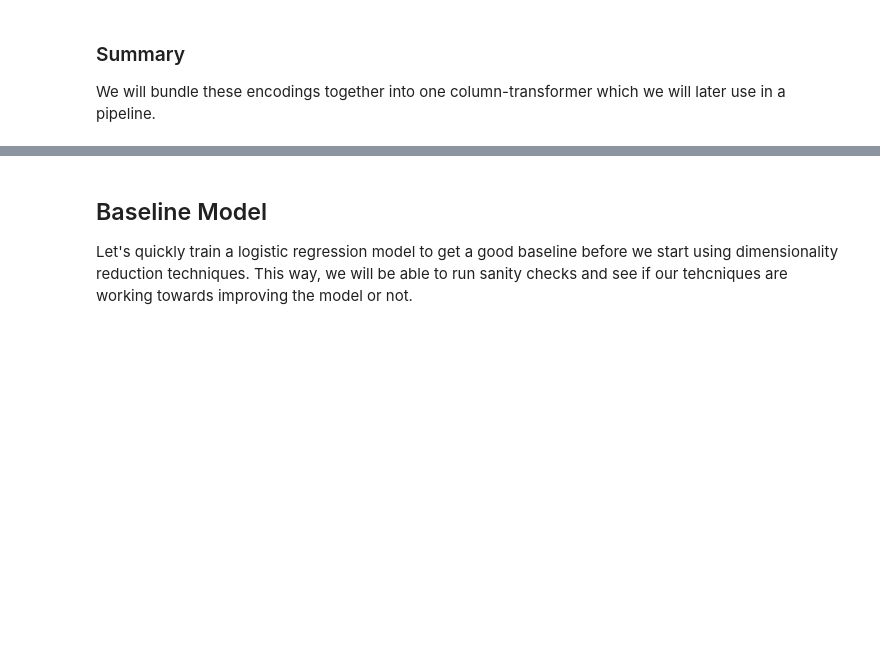
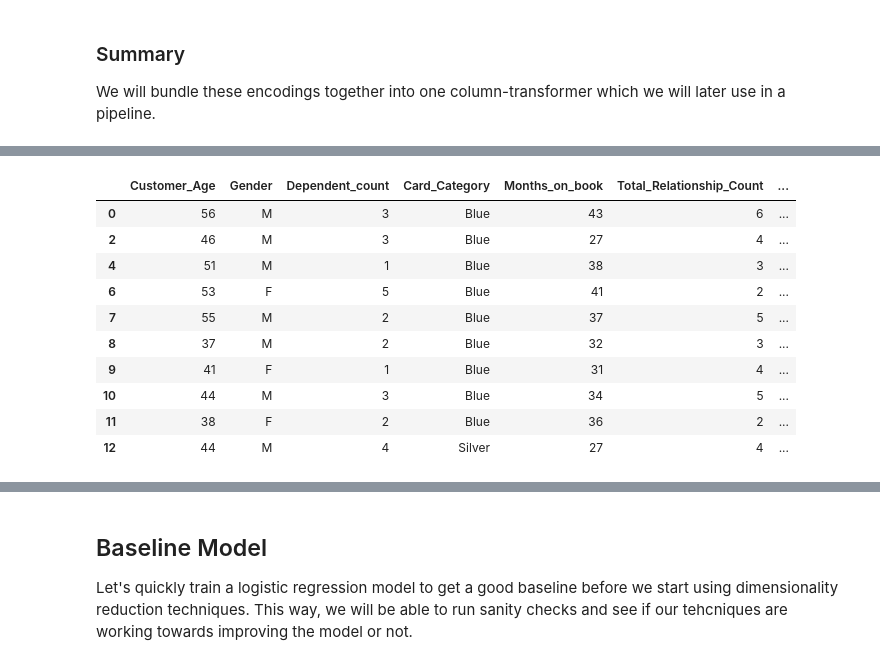
Before and after one commit to functorial/CreditCardCustomers, a Jupyter notebook: CreditCardCustomers.ipynb, the cells around one changed output, grey strips where cells are left out. Drawn from its saved outputs; the diff is of its cells as text; code cells hidden in the pictures; blank space fills up the shorter version.

```diff
--- a/CreditCardCustomers.ipynb
+++ b/CreditCardCustomers.ipynb
@@ -253,0 +304,8 @@ After this, we will train a machine learning algorithm on the data without missi
+# %%
+not_missing_df = train_df[(train_df['Education_Level'] != 'Unknown') &
+                          (train_df['Marital_Status']  != 'Unknown') &
+                          (train_df['Income_Category'] != 'Unknown')  ].copy()
+
+print('Number of rows: ', len(not_missing_df))
+unknown = not_missing_df == 'Unknown'
+unknown.sum()
@@ -253,0 +331,19 @@ After this, we will train a machine learning algorithm on the data without missi
+# %%
+not_missing_X = not_missing_df.drop(columns=['Attrition_Flag', 'Education_Level', 'Marital_Status', 'Income_Category'], axis='columns')
+not_missing_y1 = not_missing_df['Education_Level']
+not_missing_y2 = not_missing_df['Marital_Status']
+not_missing_y3 = not_missing_df['Income_Category']
+
+not_missing_X.iloc[:10, :]
+# %% [output]
+|  | Customer_Age | Gender | Dependent_count | Card_Category | Months_on_book | Total_Relationship_Count | ... |
+| 0 | 56 | M | 3 | Blue | 43 | 6 | ... |
+| 2 | 46 | M | 3 | Blue | 27 | 4 | ... |
+| 4 | 51 | M | 1 | Blue | 38 | 3 | ... |
+| 6 | 53 | F | 5 | Blue | 41 | 2 | ... |
+| 7 | 55 | M | 2 | Blue | 37 | 5 | ... |
+| 8 | 37 | M | 2 | Blue | 32 | 3 | ... |
+| 9 | 41 | F | 1 | Blue | 31 | 4 | ... |
+| 10 | 44 | M | 3 | Blue | 34 | 5 | ... |
+| 11 | 38 | F | 2 | Blue | 36 | 2 | ... |
+| 12 | 44 | M | 4 | Silver | 27 | 4 | ... |
```
Also changed, not shown: parts of 27 cells of this notebook.
